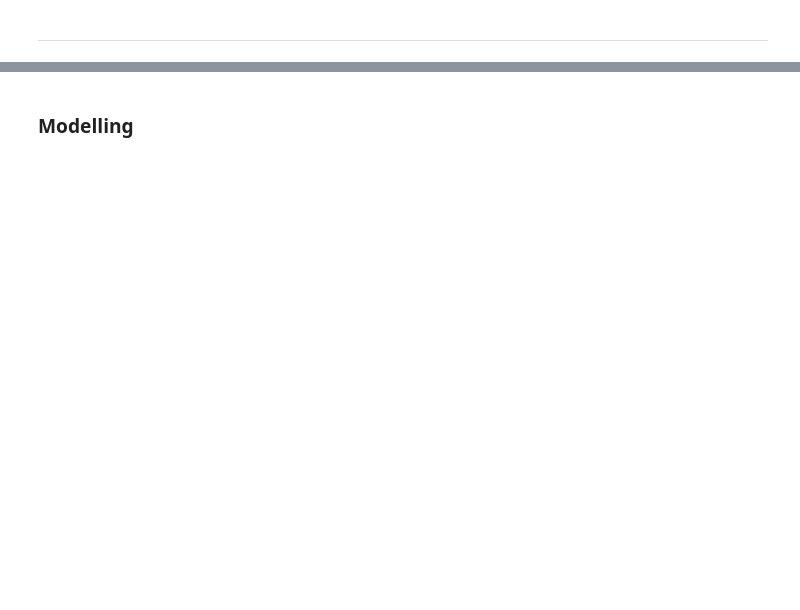
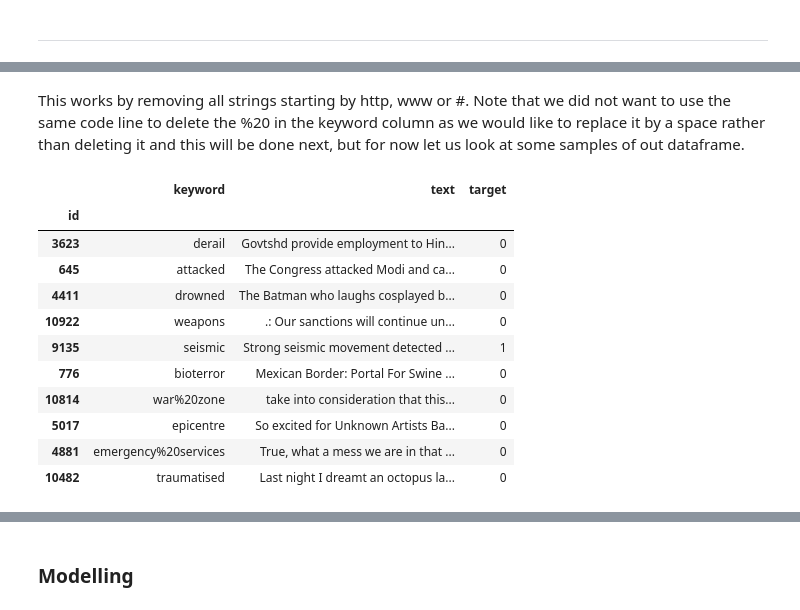
Before and after one commit to osama-sidahmed/Disaster_tweet_Sentiment_analysis, a Jupyter notebook: Disaster_tweet_Sentiment_analysis.ipynb, the cells around one changed output, grey strips where cells are left out. Drawn from its saved outputs; the diff is of its cells as text; code cells hidden in the pictures; blank space fills up the shorter version.

```diff
--- a/Disaster_tweet_Sentiment_analysis.ipynb
+++ b/Disaster_tweet_Sentiment_analysis.ipynb
@@ -331,0 +394,20 @@ The removal of these characters if any will done in the preprocessing phase, for
+# %%
+# removing all strings starting by http, www or #
+df = df.astype(str).apply(lambda x: x.str.replace('http\S+|www.\S+|#\S+', '', case=False, regex=True))
+# %% [markdown]
+This works by removing all strings starting by http, www or #. Note that we did not want to use the same code line to delete the %20 in the keyword column as we would like to replace it by a space rather than deleting it and this will be done next, but for now let us look at some samples of out dataframe.
+# %%
+df.sample(10)
+# %% [output]
+|  | keyword | text | target |
+| id |  |  |  |
+| 3623 | derail | Govtshd provide employment to Hin... | 0 |
+| 645 | attacked | The Congress attacked Modi and ca... | 0 |
+| 4411 | drowned | The Batman who laughs cosplayed b... | 0 |
+| 10922 | weapons | .: Our sanctions will continue un... | 0 |
+| 9135 | seismic | Strong seismic movement detected ... | 1 |
+| 776 | bioterror | Mexican Border: Portal For Swine ... | 0 |
+| 10814 | war%20zone | take into consideration that this... | 0 |
+| 5017 | epicentre | So excited for Unknown Artists Ba... | 0 |
+| 4881 | emergency%20services | True, what a mess we are in that ... | 0 |
+| 10482 | traumatised | Last night I dreamt an octopus la... | 0 |
```
Also changed, not shown: parts of 71 cells of this notebook.
